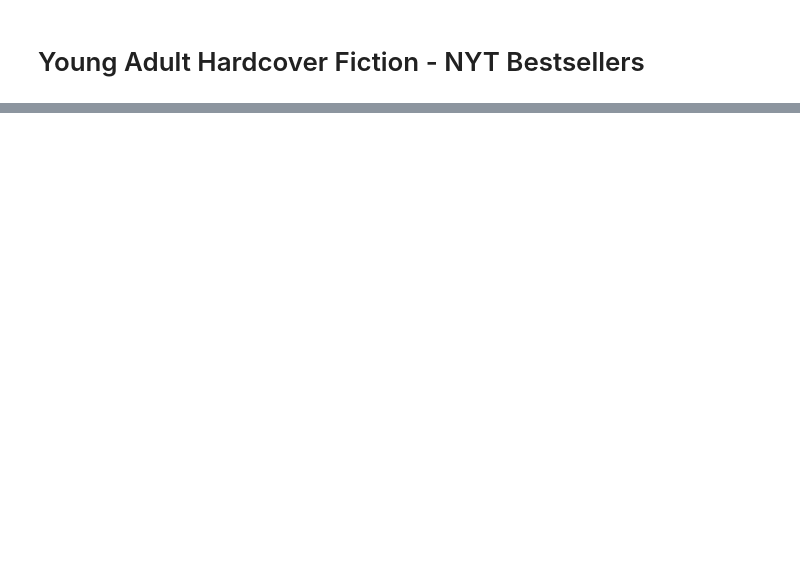
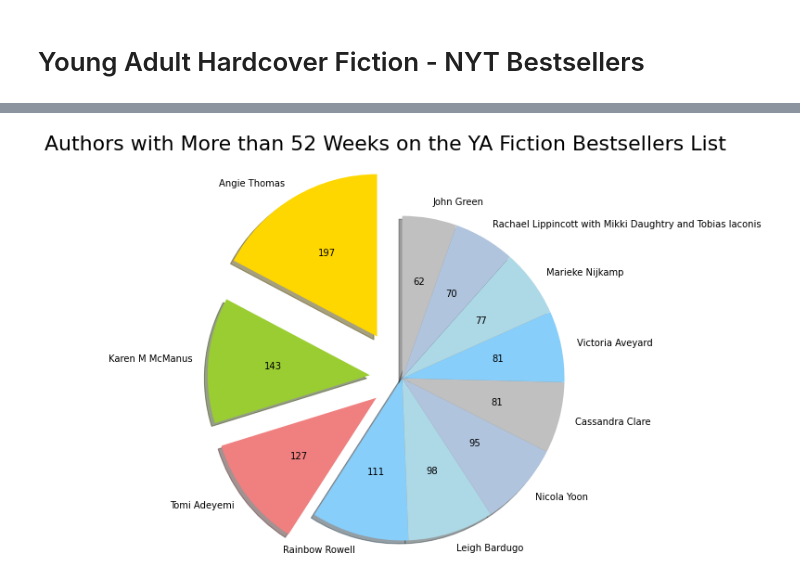
Before and after one commit to sam-brady/bestsellers-list-and-text-gen, a Jupyter notebook: NYT Young-Adult-Hardcover Bestsellers List .ipynb, the cells around one changed output, grey strips where cells are left out. Drawn from its saved outputs; the diff is of its cells as text; code cells hidden in the pictures; blank space fills up the shorter version.

```diff
--- a/NYT Young-Adult-Hardcover Bestsellers List .ipynb
+++ b/NYT Young-Adult-Hardcover Bestsellers List .ipynb
@@ -190,26 +250,28 @@ popular
 # %%
 # Data to plot... (make sure explode has same number of elements as your popular list)
 
 labels = popular['author']
 sizes = popular['count']
 colors = ['gold', 'yellowgreen', 'lightcoral', 'lightskyblue', 'lightblue','lightsteelblue','silver', 'lightskyblue', 'lightblue','lightsteelblue','silver']
 explode = (0.3, 0.2, 0.2, 0, 0, 0, 0, 0, 0, 0, 0)
 
-
+plt.figure(figsize=(8, 8))
 
 # show values instead of percentages
 def absolute_value(val):
     a  = sizes[ np.abs(sizes - val/100.*sizes.sum()).idxmin() ]
     return a
 
 
 plt.pie(sizes, explode=explode, labels=labels, colors=colors,
 autopct=absolute_value, shadow=True, startangle=90)
 
 
 plt.axis('equal')
 plt.title('Authors with More than 52 Weeks on the YA Fiction Bestsellers List', fontsize=22)
 plt.show()
+# %% [output]
+[figure, added]
 # %%
 # drop duplicate titles and keep the first occurance
 # (sometimes books get republished and the descriptions get updated so we want the first editions)
```
Also changed, not shown: parts of 21 cells of this notebook.
